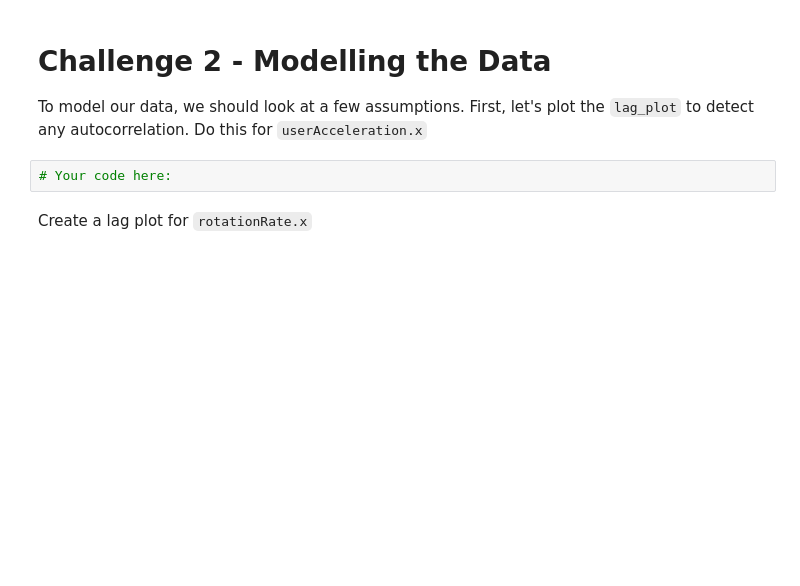
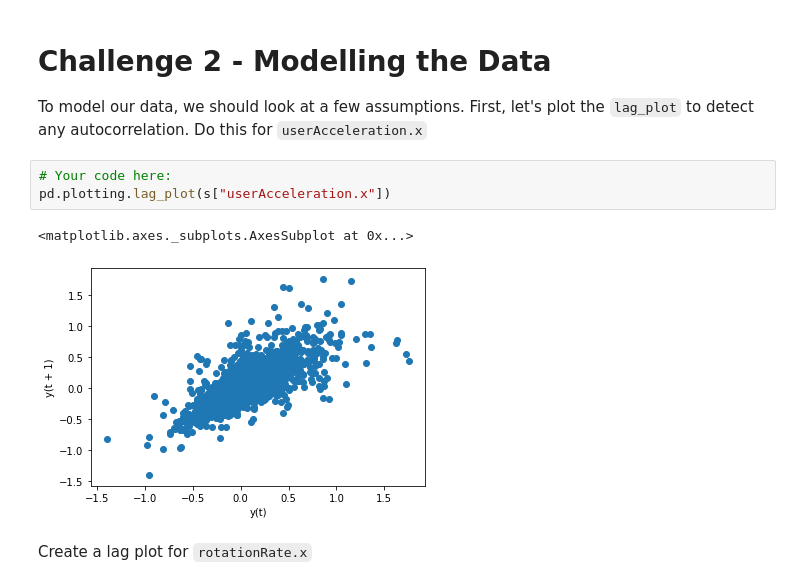
Before and after one commit to rosealcolea/dataV2-labs, a Jupyter notebook: module-2/Time-Series/your-code/main.ipynb, the cells around one changed output. Saved outputs shown, nothing was run; the diff lists cells and outputs as text; blank space fills up the shorter version.

```diff
--- a/module-2/Time-Series/your-code/main.ipynb
+++ b/module-2/Time-Series/your-code/main.ipynb
@@ -53,6 +108,10 @@ Plot the decomposed time series of `rotationRate.x` also with a frequency of 60.
 To model our data, we should look at a few assumptions. First, let's plot the `lag_plot` to detect any autocorrelation. Do this for `userAcceleration.x`
 # %%
 # Your code here:
+pd.plotting.lag_plot(s["userAcceleration.x"])
+# %% [output]
+<matplotlib.axes._subplots.AxesSubplot at 0x...>
+[figure, added]
 # %% [markdown]
 Create a lag plot for `rotationRate.x`
 # %%
```
Also changed, not shown: parts of 16 cells of this notebook, 4 other files.
